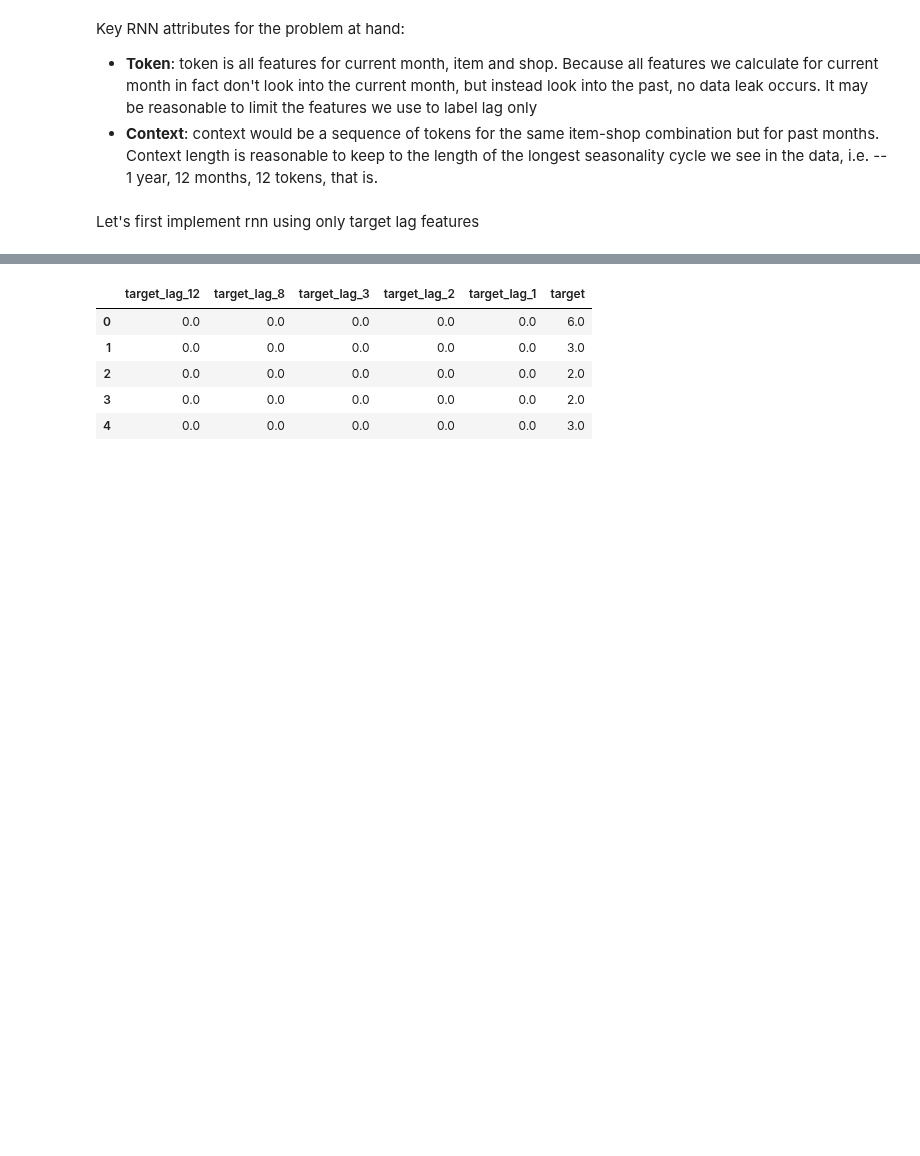
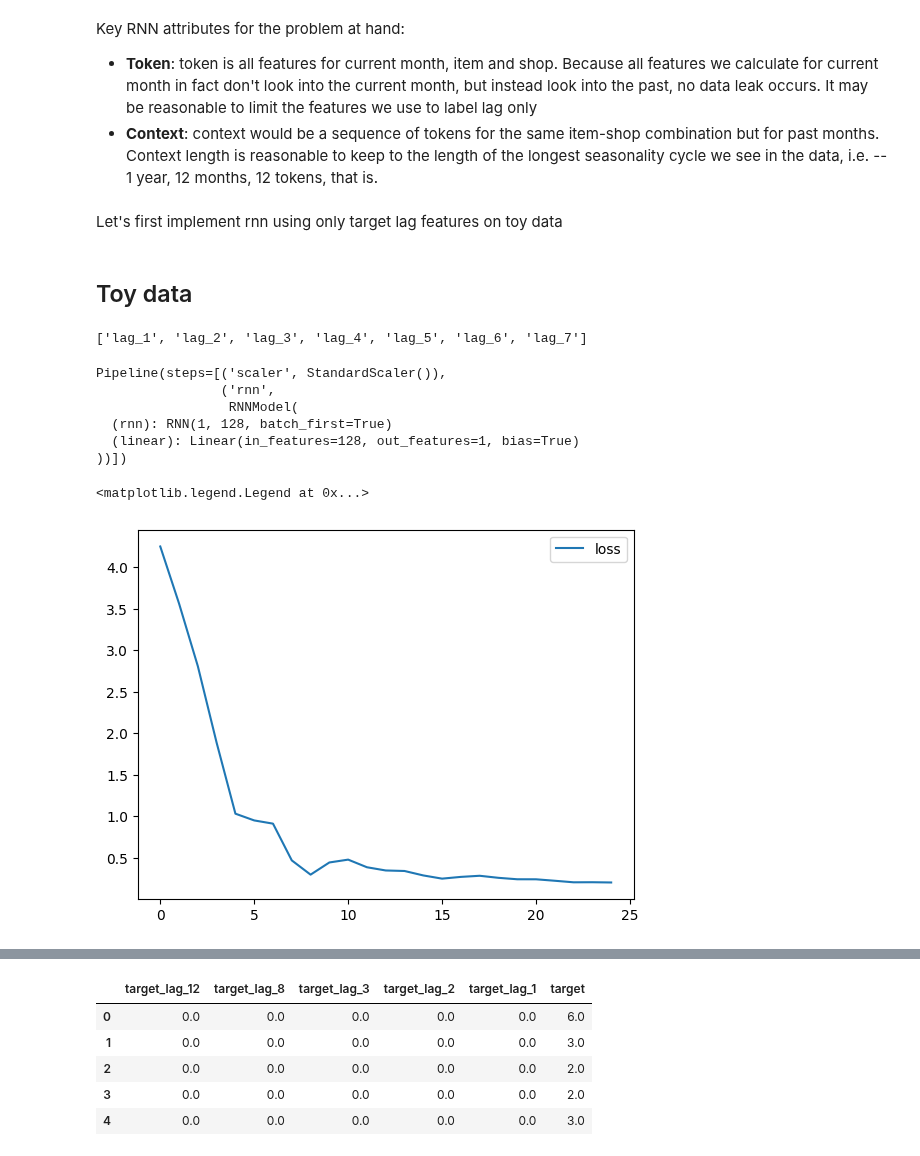
Before and after one commit to igor-cheb/retail_sales_prediction, a Jupyter notebook: modelling.ipynb, the cells around one changed output, grey strips where cells are left out. Saved outputs shown, nothing was run; the diff lists cells and outputs as text; code cells hidden in the pictures; blank space fills up the shorter version.

Commit message:
RNNModel class added

```diff
--- a/modelling.ipynb
+++ b/modelling.ipynb
@@ -393,4 +395,35 @@ Key RNN attributes for the problem at hand:
 - <b>Token</b>: token is all features for current month, item and shop. Because all features we calculate for current month in fact don't look into the current month, but instead look into the past, no data leak occurs. It may be reasonable to limit the features we use to label lag only
 - <b>Context</b>: context would be a sequence of tokens for the same item-shop combination but for past months. Context length is reasonable to keep to the length of the longest seasonality cycle we see in the data, i.e. -- 1 year, 12 months, 12 tokens, that is.
 # %% [markdown]
-Let's first implement rnn using only target lag features
+Let's first implement rnn using only target lag features on toy data
+# %% [markdown]
+## Toy data
+# %%
+fake_df, rnn_feats = construct_fake_df(df_len=1000, lookback_window=7, lags_list=[])
+rnn_feats
+# %% [output]
+['lag_1', 'lag_2', 'lag_3', 'lag_4', 'lag_5', 'lag_6', 'lag_7']
+# %%
+rnn_pipe = Pipeline(steps=[
+    ('scaler', StandardScaler()),
+    ('rnn', RNNModel(input_size=1, hidden_size=128, batch_size=5000, num_epochs=50, num_layers=1))
+])
+# %%
+rnn_pipe.fit(fake_df[rnn_feats].values,
+             fake_df['target'].values.reshape(-1,1))
+# %% [output]
+Pipeline(steps=[('scaler', StandardScaler()),
+                ('rnn',
+                 RNNModel(
+  (rnn): RNN(1, 128, batch_first=True)
+  (linear): Linear(in_features=128, out_features=1, bias=True)
+))])
+# %%
+factor=2
+loss = rnn_pipe.named_steps['rnn'].losses
+smoothed_losses = np.array(loss)[:factor*(len(loss)//factor)].reshape(-1,factor).mean(axis=1)
+plt.plot(smoothed_losses, label='loss')
+plt.legend()
+# %% [output]
+<matplotlib.legend.Legend at 0x...>
+[figure, added]
```
Also changed, not shown: parts of 15 cells of this notebook, 2 other files.
